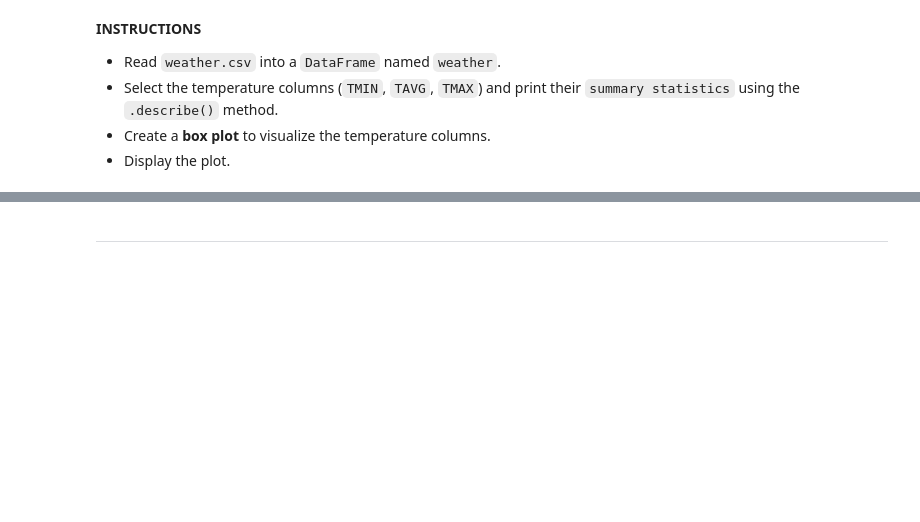
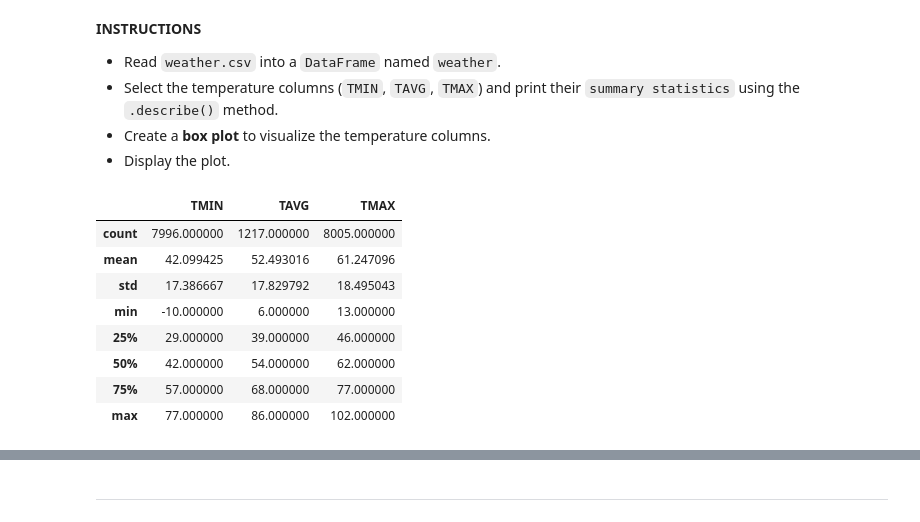
Before and after one commit to idenw/Statistics-Data-Analysis-with-Python-Data-Visualization-with-Python, a Jupyter notebook: 01-EU_DS_DAPy_M1-(TrafficPoliceStops)/04-analyzing-the-effect-of-weather-on-policing(Student).ipynb, the cells around one changed output, grey strips where cells are left out. Drawn from its saved outputs; the diff is of its cells as text; code cells hidden in the pictures; blank space fills up the shorter version.

```diff
--- a/01-EU_DS_DAPy_M1-(TrafficPoliceStops)/04-analyzing-the-effect-of-weather-on-policing(Student).ipynb
+++ b/01-EU_DS_DAPy_M1-(TrafficPoliceStops)/04-analyzing-the-effect-of-weather-on-policing(Student).ipynb
@@ -21,3 +21,21 @@ When deciding whether the values seem reasonable, keep in mind that the temperat
 *   Select the temperature columns (``TMIN``, ``TAVG``, ``TMAX``) and print their ``summary statistics`` using the ``.describe()`` method.
 *   Create a **box plot** to visualize the temperature columns.
 *   Display the plot.
+# %%
+import pandas as pd
+import numpy as np
+import seaborn as sns
+from matplotlib import pyplot as plt
+%matplotlib inline
+weather=pd.read_csv("weather.csv")
+weather[["TMIN", "TAVG", "TMAX"]].describe()
+# %% [output]
+|  | TMIN | TAVG | TMAX |
+| count | 7996.000000 | 1217.000000 | 8005.000000 |
+| mean | 42.099425 | 52.493016 | 61.247096 |
+| std | 17.386667 | 17.829792 | 18.495043 |
+| min | -10.000000 | 6.000000 | 13.000000 |
+| 25% | 29.000000 | 39.000000 | 46.000000 |
+| 50% | 42.000000 | 54.000000 | 62.000000 |
+| 75% | 57.000000 | 68.000000 | 77.000000 |
+| max | 77.000000 | 86.000000 | 102.000000 |
```
Also changed, not shown: parts of 5 cells of this notebook, 2 other files.
